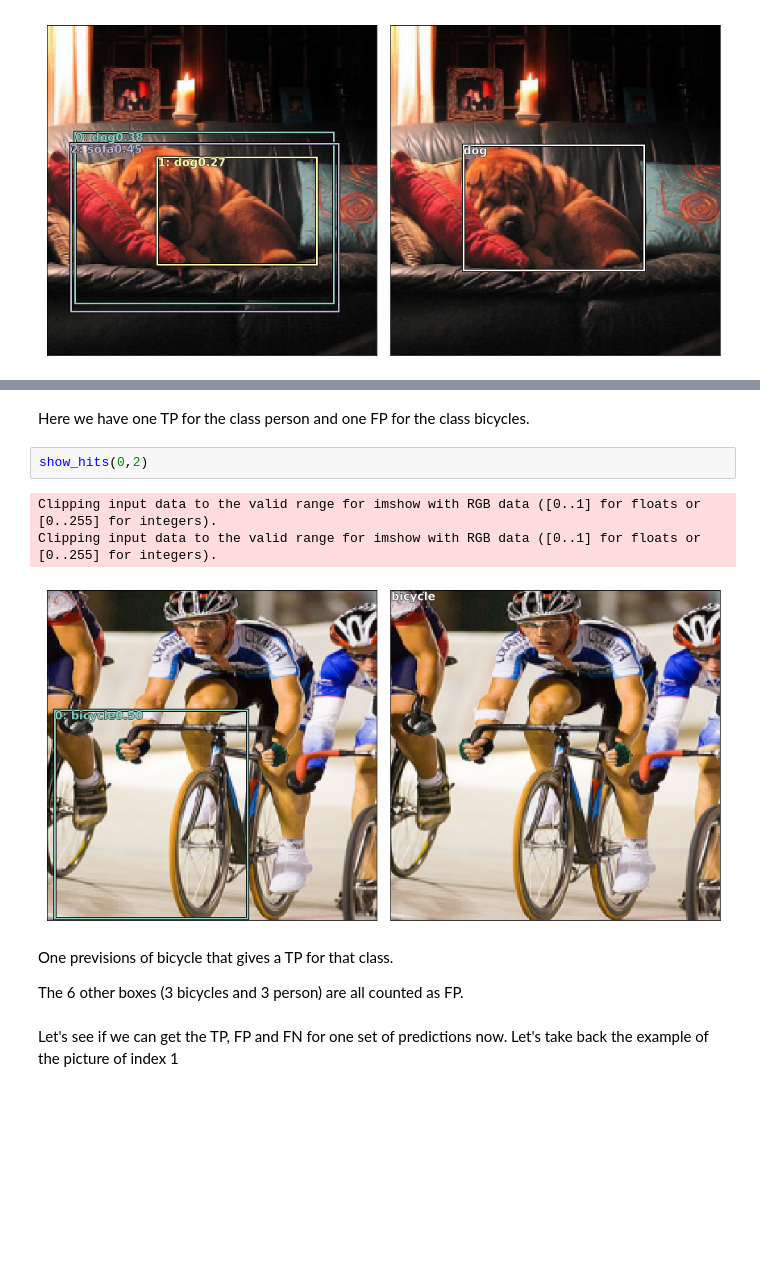
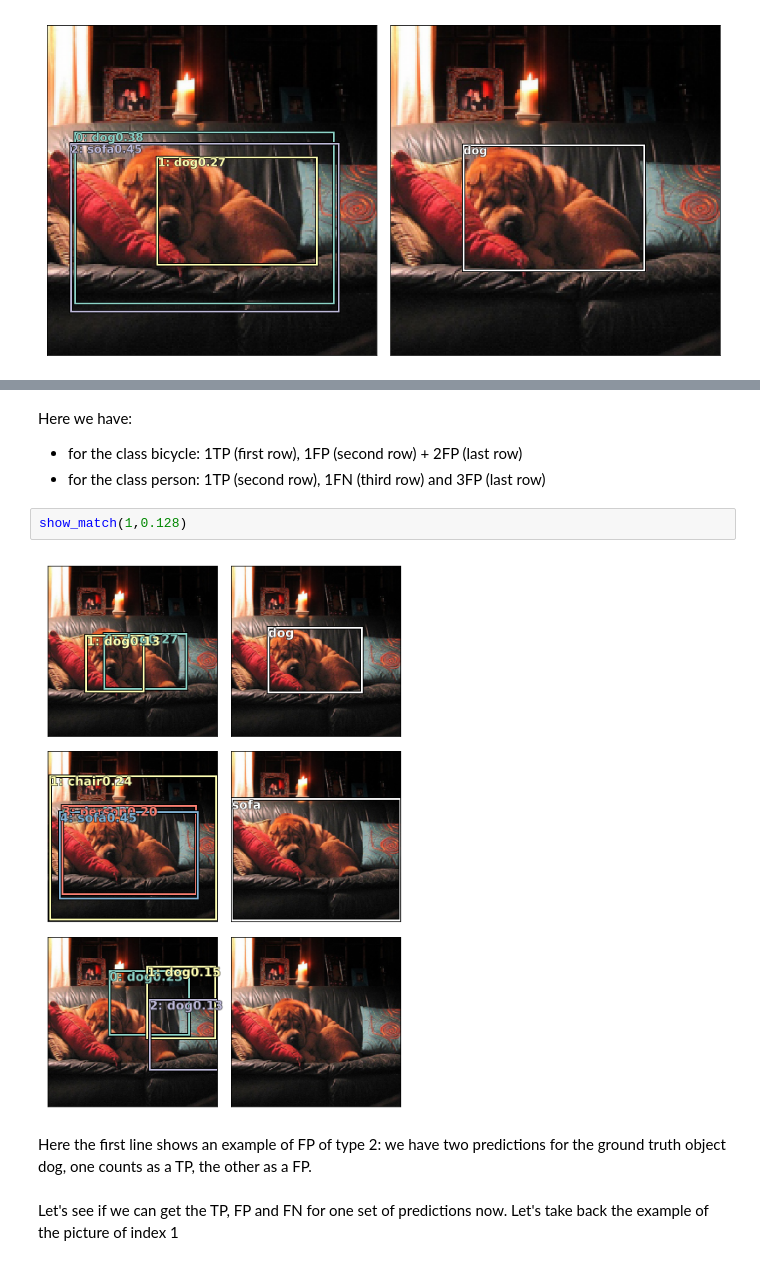
Before and after one commit to sgugger/Deep-Learning, a Jupyter notebook: mAP/Computing the mAP metric.ipynb, the cells around one changed output, grey strips where cells are left out. Saved outputs shown, nothing was run; the diff lists cells and outputs as text; blank space fills up the shorter version.

```diff
--- a/mAP/Computing the mAP metric.ipynb
+++ b/mAP/Computing the mAP metric.ipynb
@@ -492,15 +532,13 @@ Clipping input data to the valid range for imshow with RGB data ([0..1] for floa
-# %% [markdown]
-Here we have one TP for the class person and one FP for the class bicycles.
-# %%
-show_hits(0,2)
-# %% [output]
-Clipping input data to the valid range for imshow with RGB data ([0..1] for floats or [0..255] for integers).
-Clipping input data to the valid range for imshow with RGB data ([0..1] for floats or [0..255] for integers).
-[figure, removed]
-# %% [markdown]
-One previsions of bicycle that gives a TP for that class.
-
-The 6 other boxes (3 bicycles and 3 person) are all counted as FP.
+# %% [markdown]
+Here we have:
+- for the class bicycle: 1TP (first row), 1FP (second row) + 2FP (last row)
+- for the class person: 1TP (second row), 1FN (third row) and 3FP (last row)
+# %%
+show_match(1,0.128)
+# %% [output]
+[figure, added]
+# %% [markdown]
+Here the first line shows an example of FP of type 2: we have two predictions for the ground truth object dog, one counts as a TP, the other as a FP.
 # %% [markdown]
 Let's see if we can get the TP, FP and FN for one set of predictions now. Let's take back the example of the picture of index 1
 # %%
```
Also changed, not shown: parts of 48 cells of this notebook.
